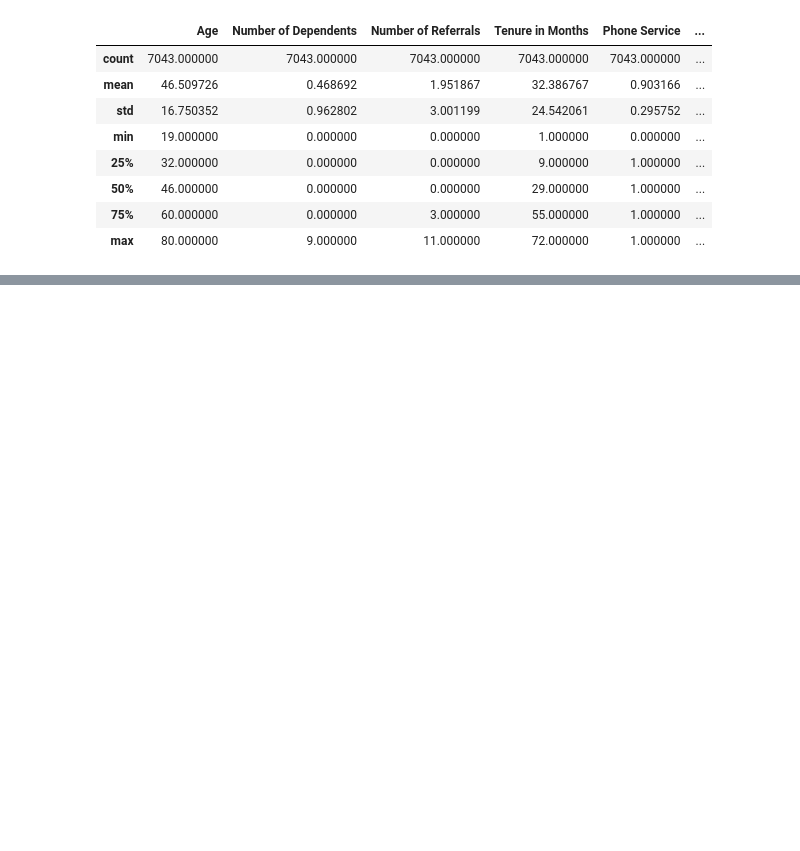
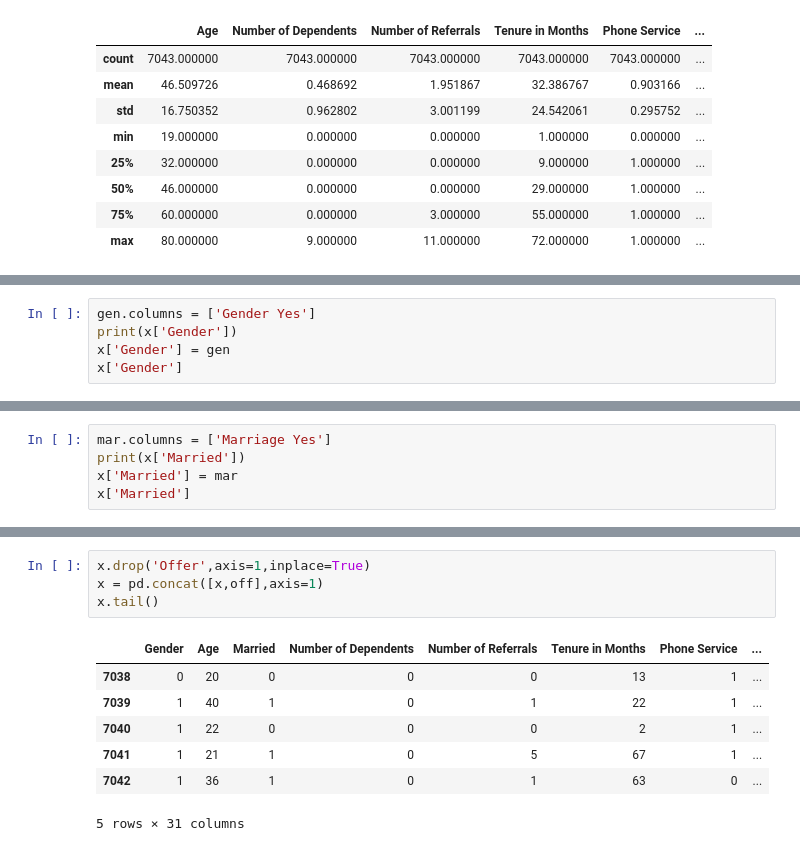
Before and after one commit to Karthi-1008/Signal_Stay, a Jupyter notebook: Model.ipynb, the cells around one changed output, grey strips where cells are left out. Drawn from its saved outputs; the diff is of its cells as text; blank space fills up the shorter version.

```diff
--- a/Model.ipynb
+++ b/Model.ipynb
@@ -670,0 +677,5 @@ x.describe()
+# %%
+gen.columns = ['Gender Yes']
+print(x['Gender'])
+x['Gender'] = gen
+x['Gender']
@@ -670,0 +707,5 @@ x.describe()
+# %%
+mar.columns = ['Marriage Yes']
+print(x['Married'])
+x['Married'] = mar
+x['Married']
@@ -670,0 +737,12 @@ x.describe()
+# %%
+x.drop('Offer',axis=1,inplace=True)
+x = pd.concat([x,off],axis=1)
+x.tail()
+# %% [output]
+|  | Gender | Age | Married | Number of Dependents | Number of Referrals | Tenure in Months | Phone Service | ... |
+| 7038 | 0 | 20 | 0 | 0 | 0 | 13 | 1 | ... |
+| 7039 | 1 | 40 | 1 | 0 | 1 | 22 | 1 | ... |
+| 7040 | 1 | 22 | 0 | 0 | 0 | 2 | 1 | ... |
+| 7041 | 1 | 21 | 1 | 0 | 5 | 67 | 1 | ... |
+| 7042 | 1 | 36 | 1 | 0 | 1 | 63 | 0 | ... |
+5 rows × 31 columns
```
Also changed, not shown: parts of 26 cells of this notebook, 2 other files.
